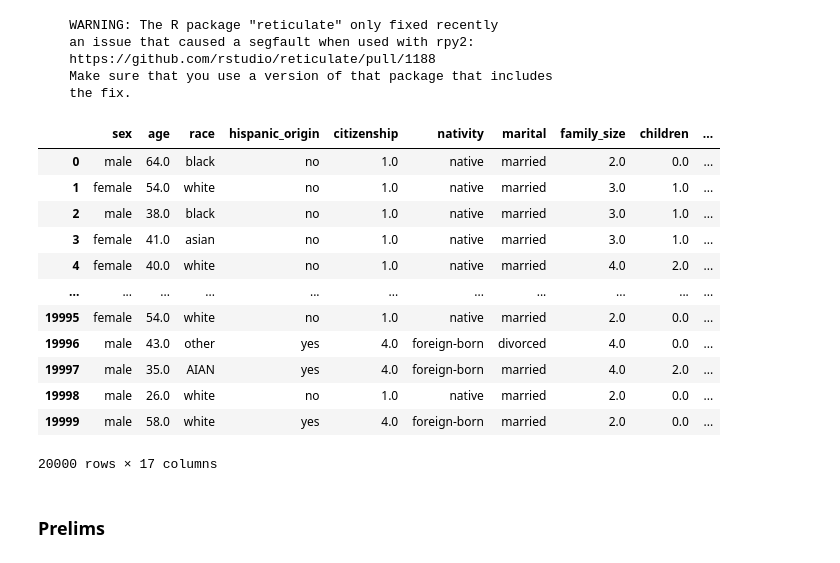
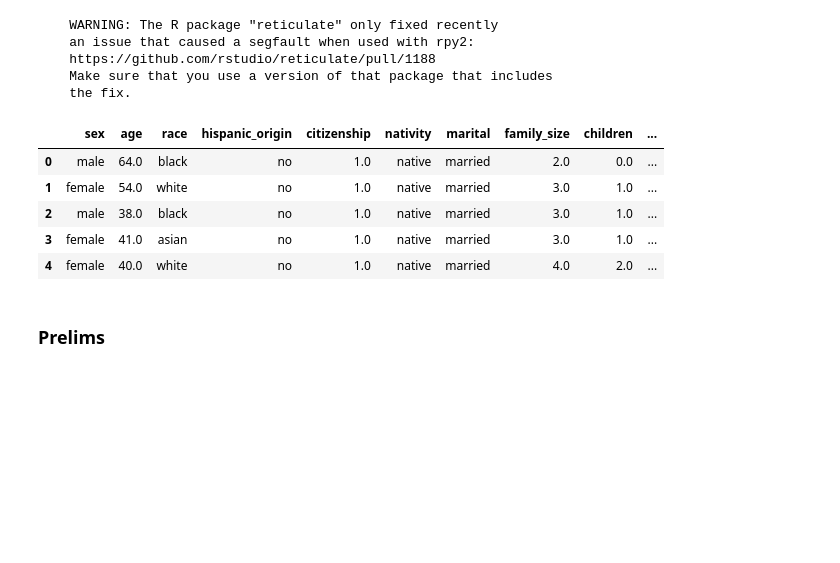
Before and after one commit to alanmrsa/CFA-Python, a Jupyter notebook: examples/vignette_one.ipynb, the cells around one changed output. Cells and saved outputs as stored; diff of their text form; code cells hidden in the pictures; blank space fills up the shorter version.

```diff
--- a/examples/vignette_one.ipynb
+++ b/examples/vignette_one.ipynb
@@ -56,21 +56,14 @@ data.reset_index(drop=True, inplace=True)
     Make sure that you use a version of that package that includes
     the fix.
 # %%
-data
+data.head()
 # %% [output]
 |  | sex | age | race | hispanic_origin | citizenship | nativity | marital | family_size | children | ... |
 | 0 | male | 64.0 | black | no | 1.0 | native | married | 2.0 | 0.0 | ... |
 | 1 | female | 54.0 | white | no | 1.0 | native | married | 3.0 | 1.0 | ... |
 | 2 | male | 38.0 | black | no | 1.0 | native | married | 3.0 | 1.0 | ... |
 | 3 | female | 41.0 | asian | no | 1.0 | native | married | 3.0 | 1.0 | ... |
 | 4 | female | 40.0 | white | no | 1.0 | native | married | 4.0 | 2.0 | ... |
-| ... | ... | ... | ... | ... | ... | ... | ... | ... | ... | ... |
-| 19995 | female | 54.0 | white | no | 1.0 | native | married | 2.0 | 0.0 | ... |
-| 19996 | male | 43.0 | other | yes | 4.0 | foreign-born | divorced | 4.0 | 0.0 | ... |
-| 19997 | male | 35.0 | AIAN | yes | 4.0 | foreign-born | married | 4.0 | 2.0 | ... |
-| 19998 | male | 26.0 | white | no | 1.0 | native | married | 2.0 | 0.0 | ... |
-| 19999 | male | 58.0 | white | yes | 4.0 | foreign-born | married | 2.0 | 0.0 | ... |
-20000 rows × 17 columns
 # %%
 # placing columns
 X = "sex"
```
Also changed, not shown: 8 other files.
